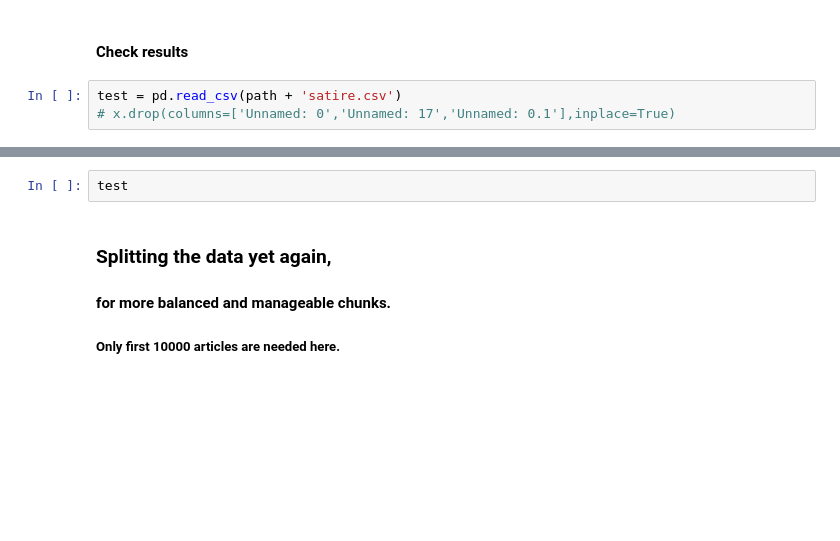
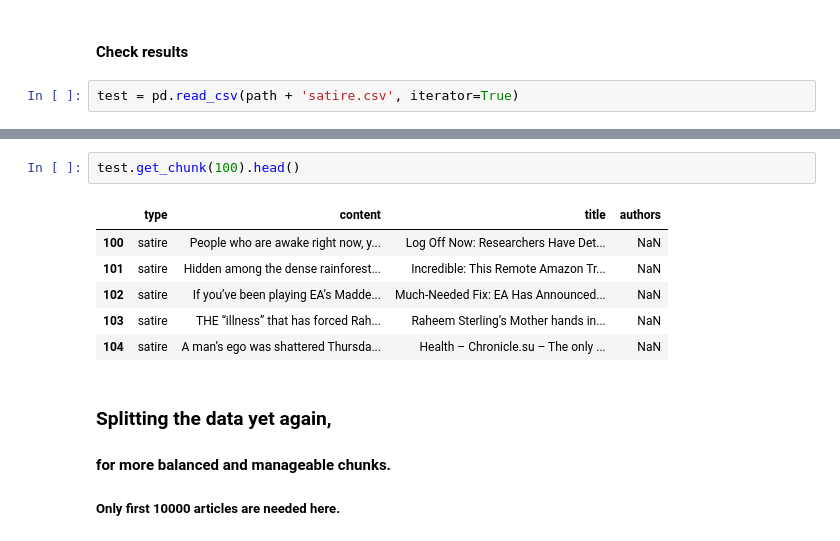
Before and after one commit to arvinsingh/ELISA, a Jupyter notebook: JupyterNotebooks/DatasetDivider.ipynb, the cells around one changed output, grey strips where cells are left out. Drawn from its saved outputs; the diff is of its cells as text; blank space fills up the shorter version.

```diff
--- a/JupyterNotebooks/DatasetDivider.ipynb
+++ b/JupyterNotebooks/DatasetDivider.ipynb
@@ -76,6 +128,5 @@ meta_description,tags,summary,source,Unnamed:17', '*.csv')
 # %% [markdown]
 #### Check results
 # %%
-test = pd.read_csv(path + 'satire.csv')
-# x.drop(columns=['Unnamed: 0','Unnamed: 17','Unnamed: 0.1'],inplace=True)
+test = pd.read_csv(path + 'satire.csv', iterator=True)
 # %%
@@ -83,5 +144,12 @@ test.info()
-# %%
-test
+# %%
+test.get_chunk(100).head()
+# %% [output]
+|  | type | content | title | authors |
+| 100 | satire | People who are awake right now, y... | Log Off Now: Researchers Have Det... | NaN |
+| 101 | satire | Hidden among the dense rainforest... | Incredible: This Remote Amazon Tr... | NaN |
+| 102 | satire | If you’ve been playing EA’s Madde... | Much-Needed Fix: EA Has Announced... | NaN |
+| 103 | satire | THE “illness” that has forced Rah... | Raheem Sterling’s Mother hands in... | NaN |
+| 104 | satire | A man’s ego was shattered Thursda... | Health – Chronicle.su – The only ... | NaN |
 # %% [markdown]
 ### Splitting the data yet again,
 #### for more balanced and manageable chunks.
```
Also changed, not shown: parts of 23 cells of this notebook, 1 other file.
